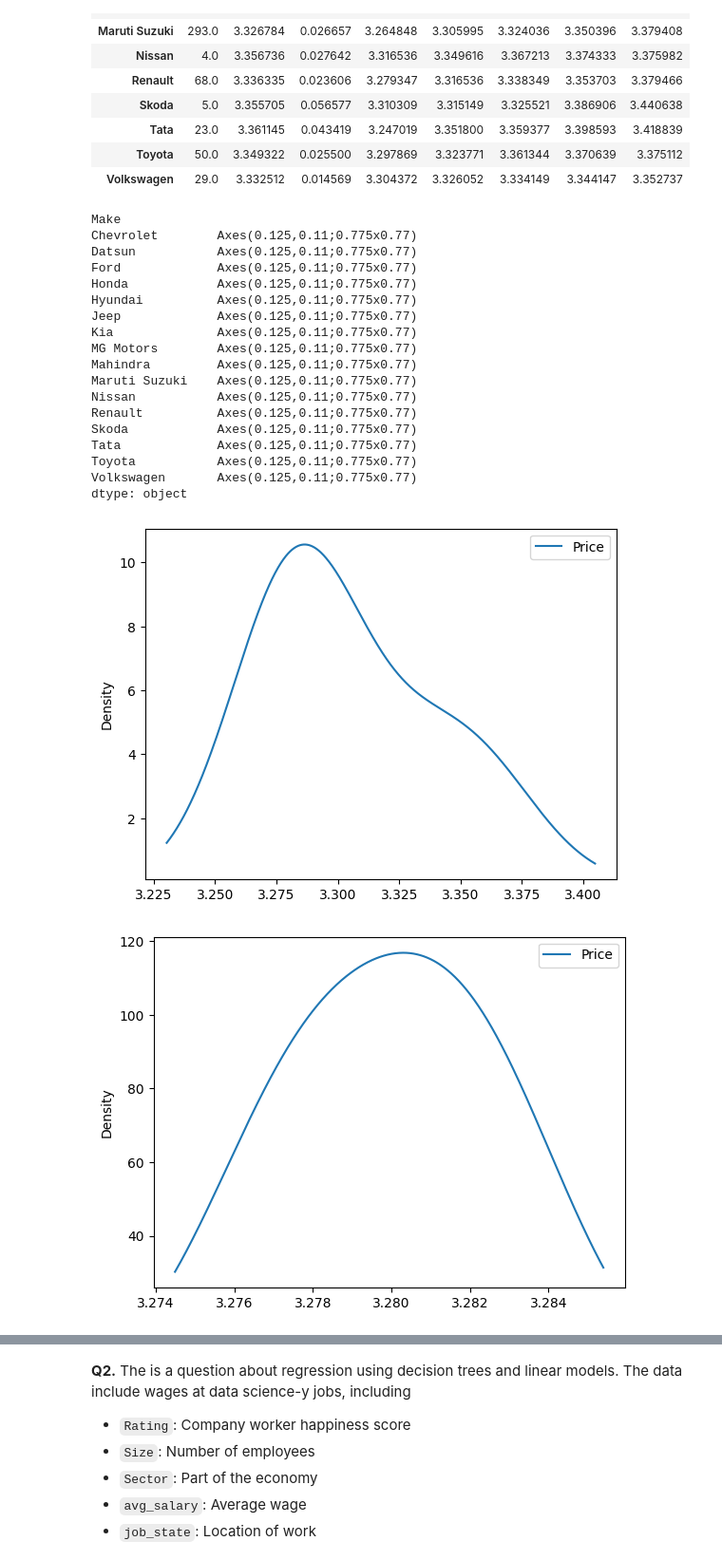
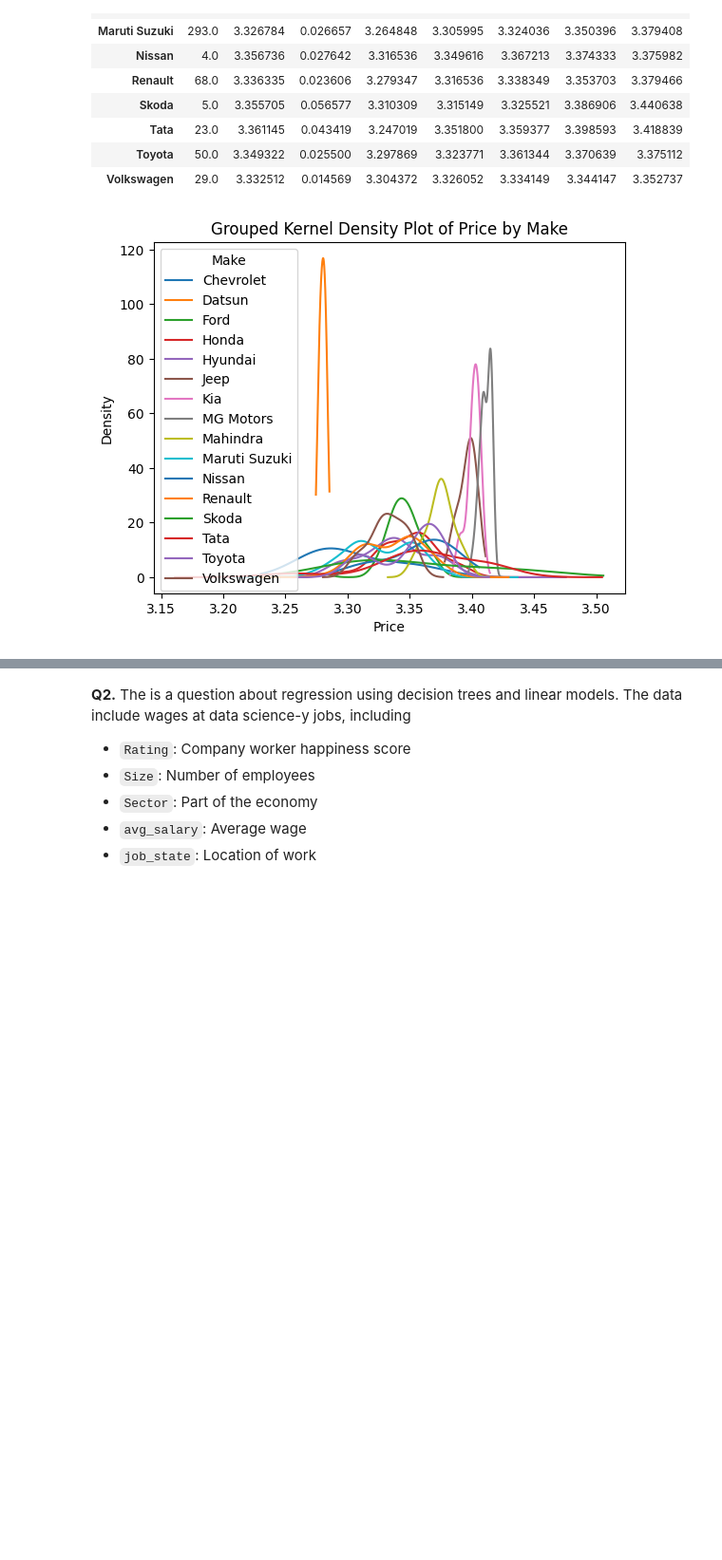
Before and after one commit to aniishap/assignment4, a Jupyter notebook: assignment4.ipynb, the cells around one changed output, grey strips where cells are left out. Shown: that part at 95% size. Drawn from its saved outputs; the diff is of its cells as text; code cells hidden in the pictures; blank space fills up the shorter version.

```diff
--- a/assignment4.ipynb
+++ b/assignment4.ipynb
@@ -89,25 +89,13 @@ cars.groupby('Make')['Price'].describe()
 | Toyota | 50.0 | 3.349322 | 0.025500 | 3.297869 | 3.323771 | 3.361344 | 3.370639 | 3.375112 |
 | Volkswagen | 29.0 | 3.332512 | 0.014569 | 3.304372 | 3.326052 | 3.334149 | 3.344147 | 3.352737 |
 # %%
-cars.loc[:,['Make','Price']].groupby('Make').plot.density()
+# 2: Grouped Kernel Density Plot by 'Make'
+df_wide = cars.pivot(columns='Make',values='Price')
+df_wide.plot.density()
+plt.title('Grouped Kernel Density Plot of Price by Make')
+plt.xlabel('Price')
+plt.ylabel('Density')
+plt.legend(title='Make')
+plt.show()
 # %% [output]
-Make
-Chevrolet        Axes(0.125,0.11;0.775x0.77)
-Datsun           Axes(0.125,0.11;0.775x0.77)
-Ford             Axes(0.125,0.11;0.775x0.77)
-Honda            Axes(0.125,0.11;0.775x0.77)
-Hyundai          Axes(0.125,0.11;0.775x0.77)
-Jeep             Axes(0.125,0.11;0.775x0.77)
-Kia              Axes(0.125,0.11;0.775x0.77)
-MG Motors        Axes(0.125,0.11;0.775x0.77)
-Mahindra         Axes(0.125,0.11;0.775x0.77)
-Maruti Suzuki    Axes(0.125,0.11;0.775x0.77)
-Nissan           Axes(0.125,0.11;0.775x0.77)
-Renault          Axes(0.125,0.11;0.775x0.77)
-Skoda            Axes(0.125,0.11;0.775x0.77)
-Tata             Axes(0.125,0.11;0.775x0.77)
-Toyota           Axes(0.125,0.11;0.775x0.77)
-Volkswagen       Axes(0.125,0.11;0.775x0.77)
-dtype: object
-[figure, old version]
+[figure, new version]
-[figure, removed]
```
Also changed, not shown: parts of 2 cells of this notebook.
